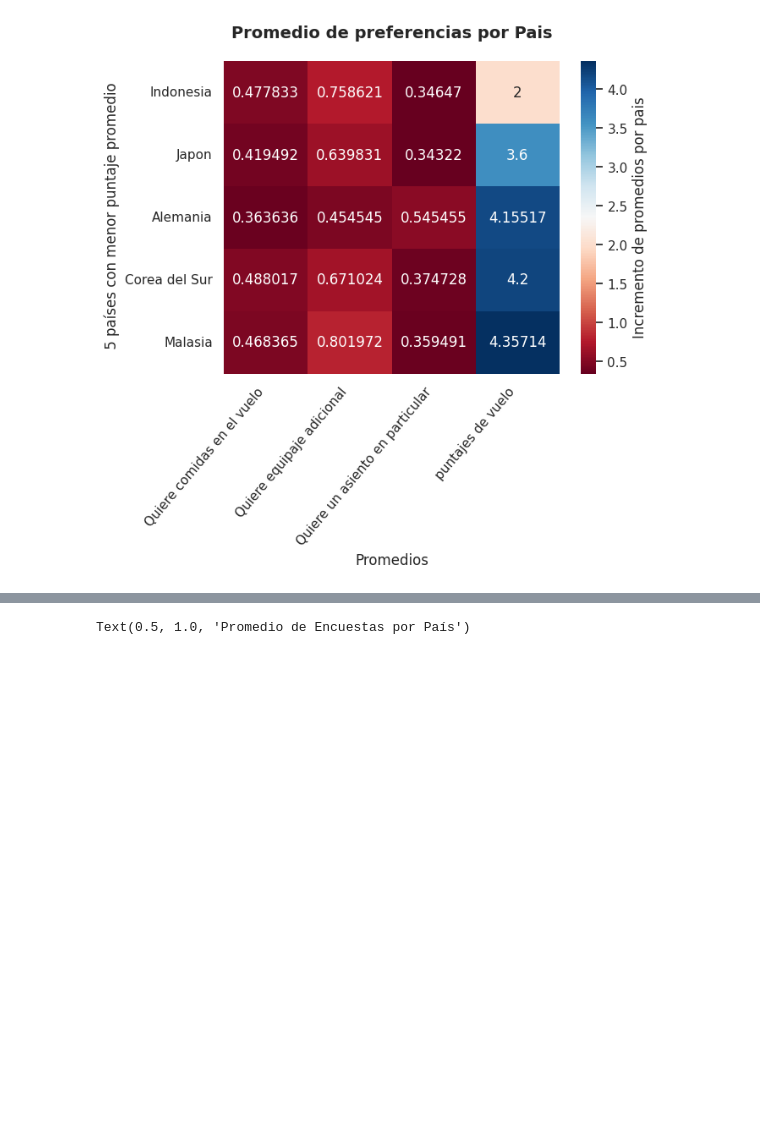
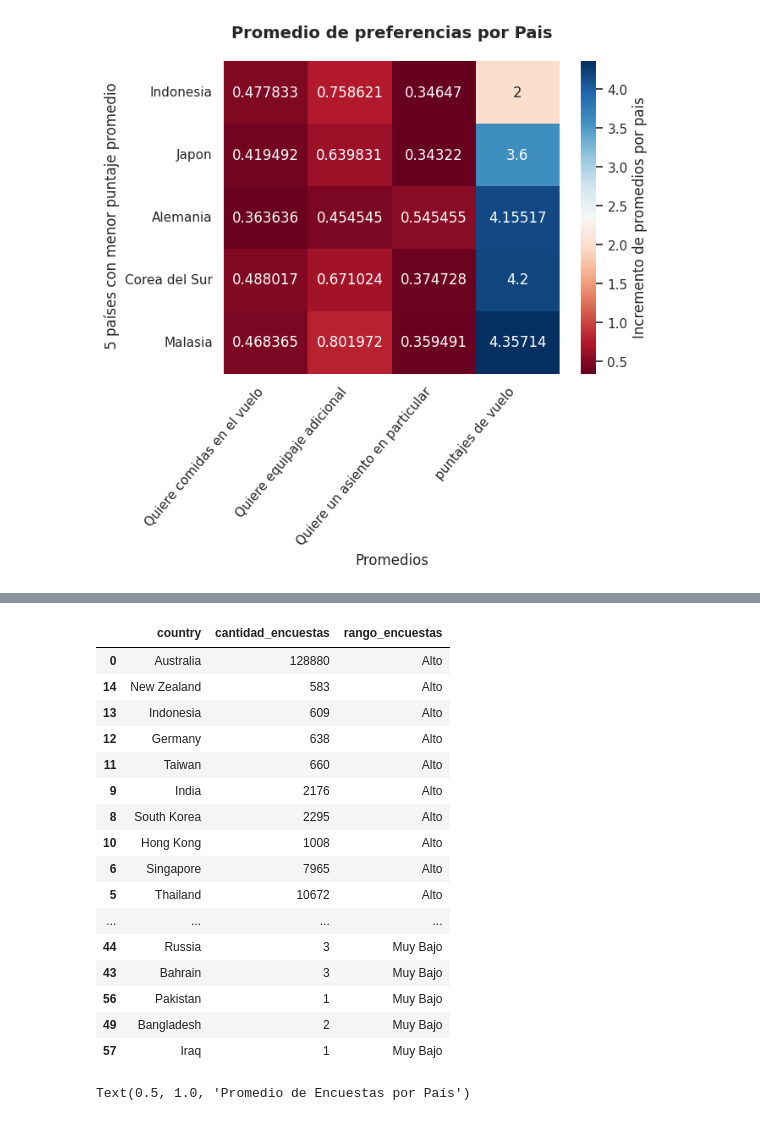
Before and after one commit to BeltranMal/tp1_orga_de_datos, a Jupyter notebook: Hipotesis_1.ipynb, the cells around one changed output, grey strips where cells are left out. Cells and saved outputs as stored; diff of their text form; code cells hidden in the pictures; blank space fills up the shorter version.

```diff
--- a/Hipotesis_1.ipynb
+++ b/Hipotesis_1.ipynb
@@ -149,6 +150,26 @@ valor_encuestas = valores_rangos[:4]
 conteo_paises["rango_encuestas"] = pd.Categorical(conteo_paises["rango_encuestas"], categories=valor_encuestas, ordered=True)
 conteo_paises = conteo_paises.sort_values(by="rango_encuestas")
 conteo_paises["country"] = conteo_paises["country"].map(corregir_nombres)
+# %%
+conteo_paises
+# %% [output]
+|  | country | cantidad_encuestas | rango_encuestas |
+| 0 | Australia | 128880 | Alto |
+| 14 | New Zealand | 583 | Alto |
+| 13 | Indonesia | 609 | Alto |
+| 12 | Germany | 638 | Alto |
+| 11 | Taiwan | 660 | Alto |
+| 9 | India | 2176 | Alto |
+| 8 | South Korea | 2295 | Alto |
+| 10 | Hong Kong | 1008 | Alto |
+| 6 | Singapore | 7965 | Alto |
+| 5 | Thailand | 10672 | Alto |
+| ... | ... | ... | ... |
+| 44 | Russia | 3 | Muy Bajo |
+| 43 | Bahrain | 3 | Muy Bajo |
+| 56 | Pakistan | 1 | Muy Bajo |
+| 49 | Bangladesh | 2 | Muy Bajo |
+| 57 | Iraq | 1 | Muy Bajo |
 # %%
 world_encuestas = world.merge(conteo_paises, how="left", left_on="name", right_on="country")
 fig, ax = plt.subplots(1, 1, figsize=(15, 15))
```
Also changed, not shown: parts of 3 cells of this notebook, 2 other files.
